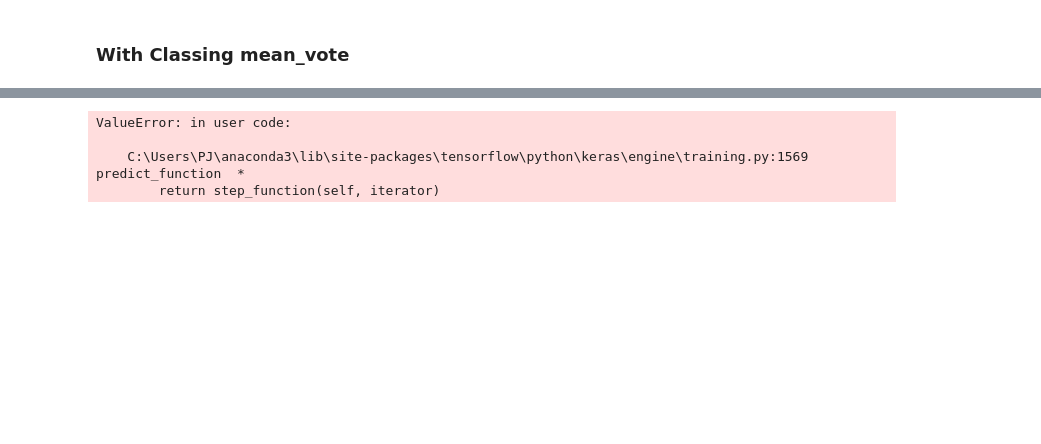
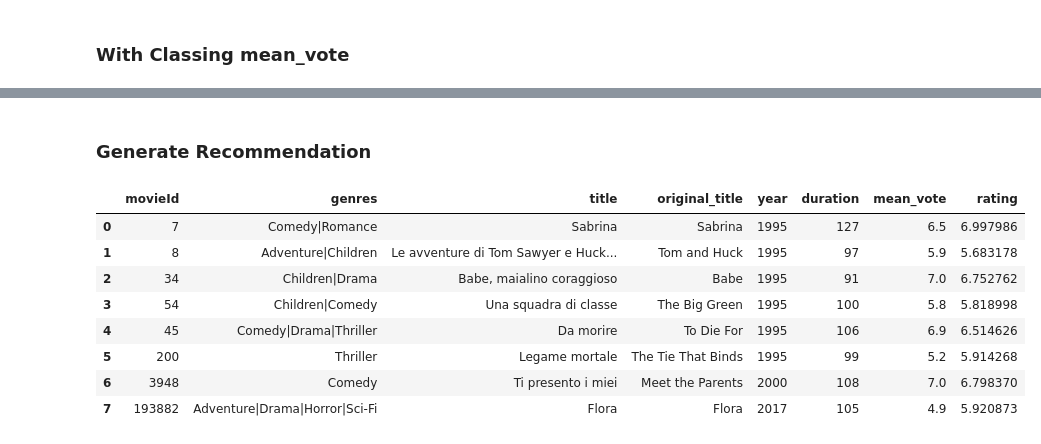
Before and after one commit to mheidari98/Movie-Recommender-Systems, a Jupyter notebook: Keras.ipynb, the cells around one changed output, grey strips where cells are left out. Saved outputs shown, nothing was run; the diff lists cells and outputs as text; code cells hidden in the pictures; blank space fills up the shorter version.

```diff
--- a/Keras.ipynb
+++ b/Keras.ipynb
@@ -137,7 +150,8 @@ X_train, X_test, y_train, y_test = train_test_split(predictors, target, test_siz
 # %%
 model01 = Sequential()
 model01.add(Dense(900, activation='relu', input_dim=9))
-model01.add(Dense(300, activation='tanh'))
+model01.add(Dense(600, activation='relu'))
+model01.add(Dense(300, activation='relu'))
 model01.add(Dense(150, activation='relu'))
 model01.add(Dense(30, activation='relu'))
 model01.add(Dense(1, activation='linear'))
@@ -280,7 +275,42 @@ def generate_recommendation(model,data ,thresh=4):
-# %%
-generate_recommendation(model01,newdata.drop(['mean_vote','mean_vote_class'],axis=1))
-# %% [output]
-ValueError: in user code:
-
-    C:\Users\PJ\anaconda3\lib\site-packages\tensorflow\python\keras\engine\training.py:1569 predict_function  *
-        return step_function(self, iterator)
+# %% [markdown]
+### Generate Recommendation
+# %%
+import difflib
+import random
+
+def get_Movie_info(Movie_id):
+
+    """
+    Returns some basic information about a Movie given the Movie id and the metadata dataframe.
+    """
+
+    Movie_info = Movies_metadata[Movies_metadata['movieId'] == int(Movie_id)][['movieId', 'genres',
+                                                            'title', 'original_title', 'year', 'duration','mean_vote']]
+    return Movie_info
+
+
+def generate_recommendation(model,movieid):
+    frames = pd.DataFrame()
+
+    for i in movieid:
+        mask = newdata[newdata.movieId.isin([i])]
+        mask = mask.drop(['mean_vote','mean_vote_class','movieId'],axis=1)
+        rating = model.predict(mask)
+        tmp = get_Movie_info(i)
+        tmp['rating'] = rating
+        frames = frames.append(tmp, ignore_index=True)
+
+    return frames
+#.sort_values('rating', ascending=False)
+# %%
+generate_recommendation(model01,[7,8,34,54,45,200,3948,193882])
+# %% [output]
+|  | movieId | genres | title | original_title | year | duration | mean_vote | rating |
+| 0 | 7 | Comedy|Romance | Sabrina | Sabrina | 1995 | 127 | 6.5 | 6.997986 |
+| 1 | 8 | Adventure|Children | Le avventure di Tom Sawyer e Huck... | Tom and Huck | 1995 | 97 | 5.9 | 5.683178 |
+| 2 | 34 | Children|Drama | Babe, maialino coraggioso | Babe | 1995 | 91 | 7.0 | 6.752762 |
+| 3 | 54 | Children|Comedy | Una squadra di classe | The Big Green | 1995 | 100 | 5.8 | 5.818998 |
+| 4 | 45 | Comedy|Drama|Thriller | Da morire | To Die For | 1995 | 106 | 6.9 | 6.514626 |
+| 5 | 200 | Thriller | Legame mortale | The Tie That Binds | 1995 | 99 | 5.2 | 5.914268 |
+| 6 | 3948 | Comedy | Ti presento i miei | Meet the Parents | 2000 | 108 | 7.0 | 6.798370 |
+| 7 | 193882 | Adventure|Drama|Horror|Sci-Fi | Flora | Flora | 2017 | 105 | 4.9 | 5.920873 |
```
Also changed, not shown: parts of 16 cells of this notebook.
